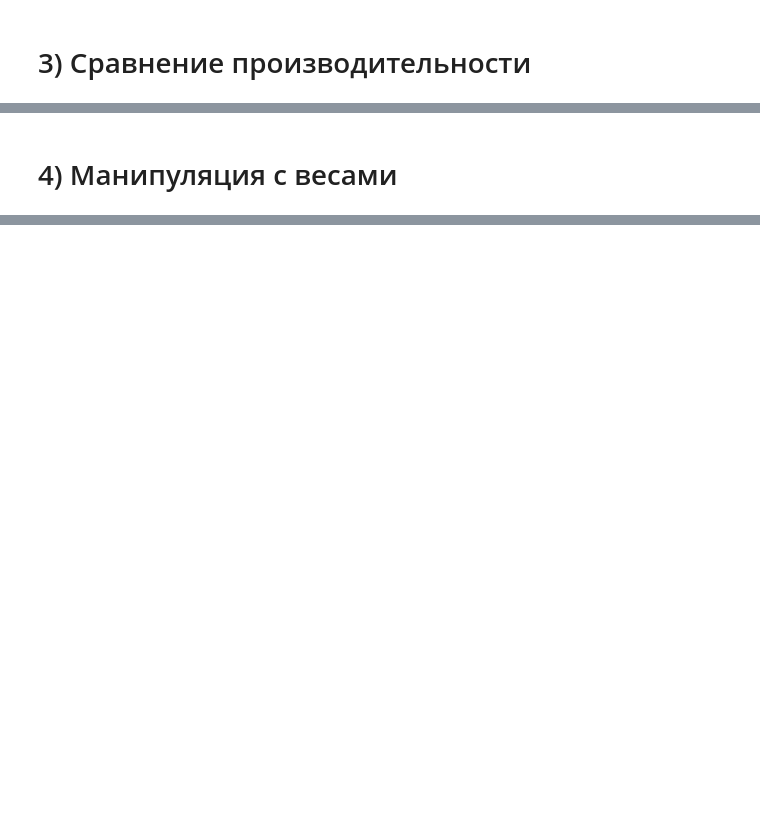
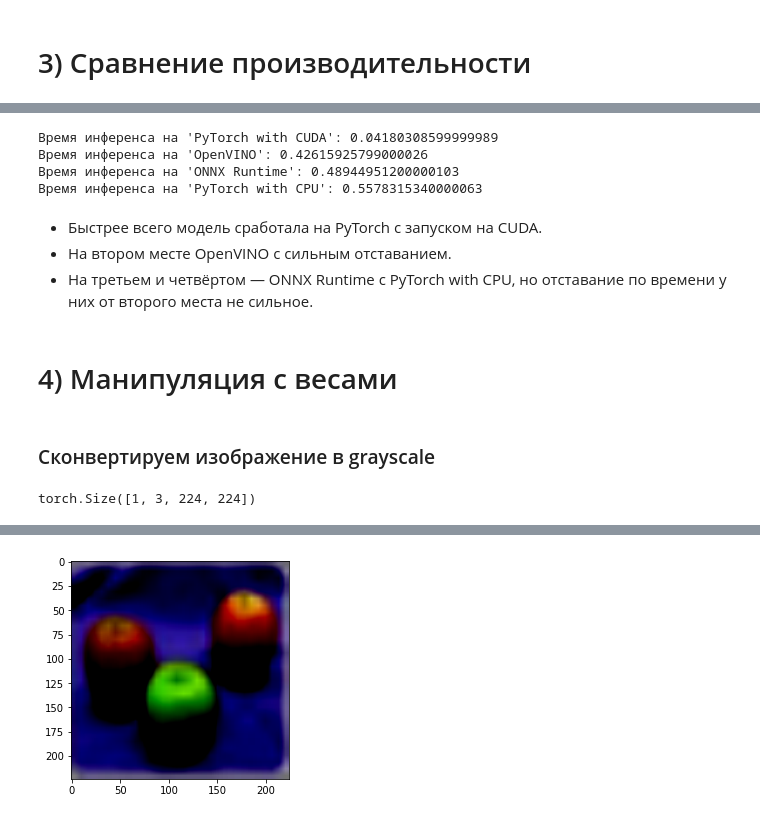
Before and after one commit to DenisKabanov/instruments_of_intellectual_data_analysis, a Jupyter notebook: 3) NN fine-tuning and performance measurement/task3.ipynb, the cells around one changed output, grey strips where cells are left out. Cells and saved outputs as stored; diff of their text form; code cells hidden in the pictures; blank space fills up the shorter version.

```diff
--- a/3) NN fine-tuning and performance measurement/task3.ipynb
+++ b/3) NN fine-tuning and performance measurement/task3.ipynb
@@ -349,7 +368,7 @@ print_confusion_matrix(confusion_matrix_full=confusion_matrix_downloaded_full) #
 # %% [markdown]
 # 1) Fine-tuning нейронной сети под задачу
 # %%
-def train(model, epochs: np.int64, loader, loss_func, optimizer, num_classes: np.int64, device) -> list: # функция обучения
+def model_train(model, epochs: np.int64, loader, loss_func, optimizer, num_classes: np.int64, device) -> list: # функция обучения
     """
     Функция обучения модели.\n
     Parameters:
@@ -488,14 +507,14 @@ optimizer = torch.optim.Adam(model.parameters(), lr=learning_rate) # оптим
 # %% [markdown]
 ### Training
 # %%
-losses = train(model=model, # передаём модель в обучение
-               epochs=epochs, # передаём число эпох обучения
-               loader=loader_train, # передаём загрузчик данных
-               loss_func=loss_function, # передаём функция для подсчёта ошибки
-               optimizer=optimizer, # передаём оптимизатор обучения
-               num_classes=num_classes, # передаём число классов
-               device=device # передаём, на каком устройстве будет выполнение
-              )
+losses = model_train(model=model, # передаём модель в обучение
+                     epochs=epochs, # передаём число эпох обучения
+                     loader=loader_train, # передаём загрузчик данных
+                     loss_func=loss_function, # передаём функция для подсчёта ошибки
+                     optimizer=optimizer, # передаём оптимизатор обучения
+                     num_classes=num_classes, # передаём число классов
+                     device=device # передаём, на каком устройстве будет выполнение
+                    )
 # %% [output]
 loss on epoch 1:         0.22003088891506195
 loss on epoch 2:         0.060158055275678635
@@ -584,2 +715,33 @@ ConfusionMatrixDisplay(confusion_matrix=confusion_matrix_finetuned, display_labe
+# %%
+times = sorted(times.items(), key=lambda item: item[1]) # сортируем по увеличению времени
+times = {k: v for k, v in times} # возвращаем список tuple в словарь
+
+for runtime in times.keys(): # идём по рассмотренным runtime-ам
+    print(f"Время инференса на '{runtime}': {times[runtime]}") # выводим их время
+# %% [output]
+Время инференса на 'PyTorch with CUDA': 0.04180308599999989
+Время инференса на 'OpenVINO': 0.42615925799000026
+Время инференса на 'ONNX Runtime': 0.48944951200000103
+Время инференса на 'PyTorch with CPU': 0.5578315340000063
+# %% [markdown]
+* Быстрее всего модель сработала на PyTorch с запуском на CUDA.
+* На втором месте OpenVINO с сильным отставанием.
+* На третьем и четвёртом — ONNX Runtime с PyTorch with CPU, но отставание по времени у них от второго места не сильное.
 # %% [markdown]
 # 4) Манипуляция с весами
+# %% [markdown]
+### Сконвертируем изображение в grayscale
+# %%
+data_test[0][0]["pixel_values"].shape # размерность одного обучающего сэмпла (batch_size, Channels, Height, Width)
+# %% [output]
+torch.Size([1, 3, 224, 224])
+# %%
+rgb_image = data_test[9][0]["pixel_values"][0] # берём картинку (тензор)
+# [9] - номер сэмпла в датасете
+# [0] — взятие данных о картинке (а не её таргета)
+# ["pixel_values"] — берём значение пикелей (вообще, от pixel_values можно было давно избавиться и работать только с массивами, без словаря, специфичного этой модели)
+# [0] — берём/пропускаем ось батча
+
+plt.imshow(rgb_image.permute(1, 2, 0)) # permute(1, 2, 0) меняет местами размерности, на первое место выходит Height, второе — Width, третье — Channels, так как shape(3, 32, 32) ~ (Channels, Height, Width) не воспринимается
+plt.show() # вывод изображения
+# %% [output]
@@ -585,0 +749 @@ ConfusionMatrixDisplay(confusion_matrix=confusion_matrix_finetuned, display_labe
+[figure, added]
```
Also changed, not shown: parts of 57 cells of this notebook, 4 other files.
